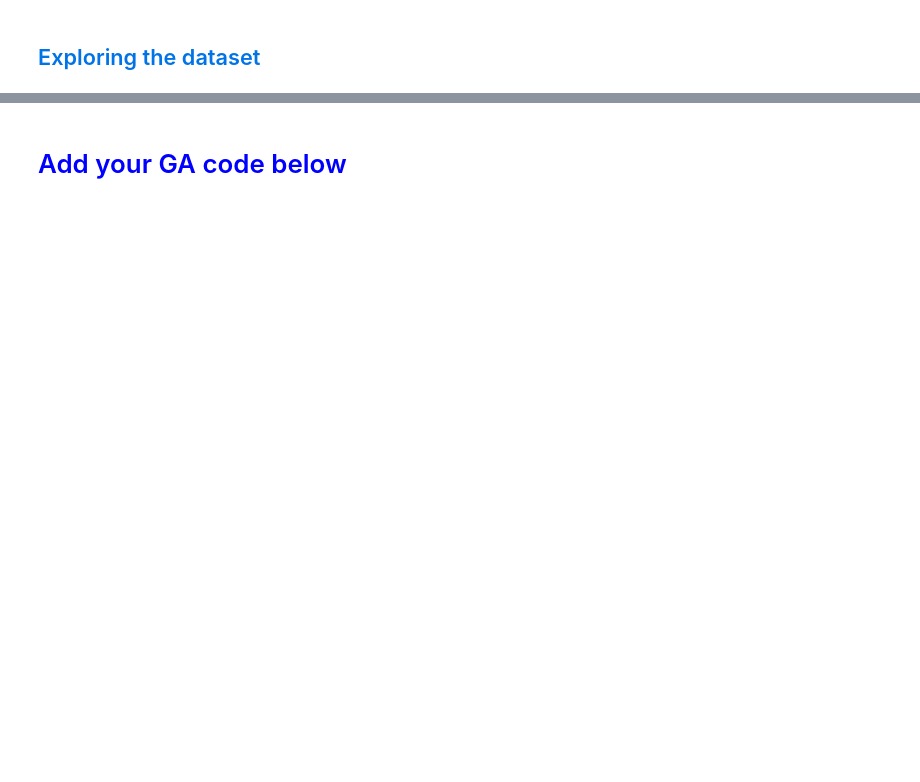
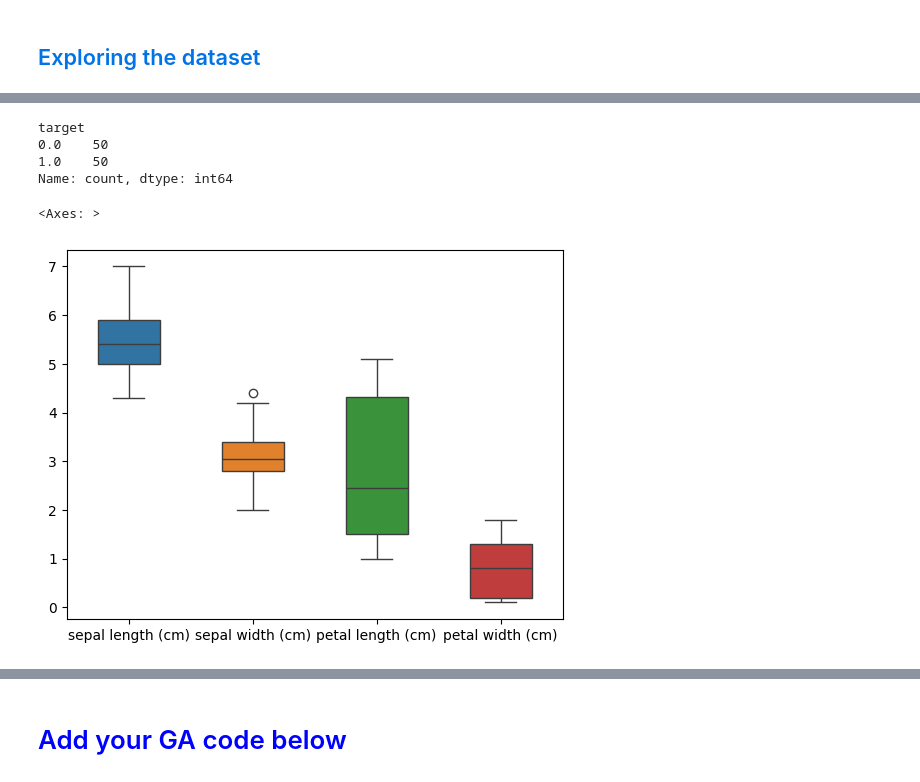
Before and after one commit to katie291100/evac-content, a Jupyter notebook: Week-2/EVAC_Workshop2_Workbook.ipynb, the cells around one changed output, grey strips where cells are left out. Saved outputs shown, nothing was run; the diff lists cells and outputs as text; code cells hidden in the pictures; blank space fills up the shorter version.

```diff
--- a/EVAC_Workshop2_Workbook.ipynb
+++ b/Week-2/EVAC_Workshop2_Workbook.ipynb
@@ -60,5 +60,7 @@ from sklearn.datasets import load_iris
 iris = load_iris()
 
 # Convert it into a Pandas dataframe
-iris_data = pd.DataFrame(data= np.c_[iris['data'], iris['target']],
+iris_data_all = pd.DataFrame(data= np.c_[iris['data'], iris['target']],
                      columns= iris['feature_names'] + ['target'])
+
+iris_data = iris_data_all[iris_data_all['target'] != 2]
@@ -77,0 +90,13 @@ iris_data.head()
+# %%
+iris_data['target'].value_counts()
+# %% [output]
+target
+0.0    50
+1.0    50
+Name: count, dtype: int64
+# %%
+import seaborn as sns
+sns.boxplot(data=iris_data.iloc[:,0:4], width=0.5)
+# %% [output]
+<Axes: >
+[figure, added]
```
Also changed, not shown: parts of 16 cells of this notebook, 10 other files.
